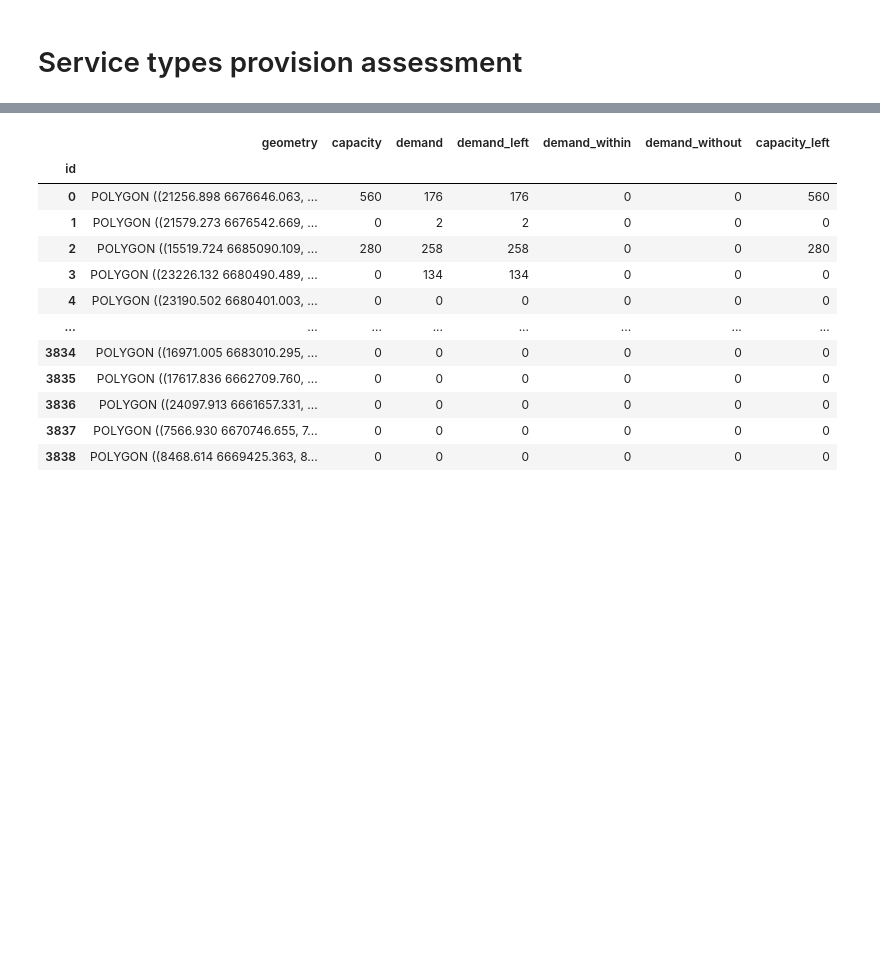
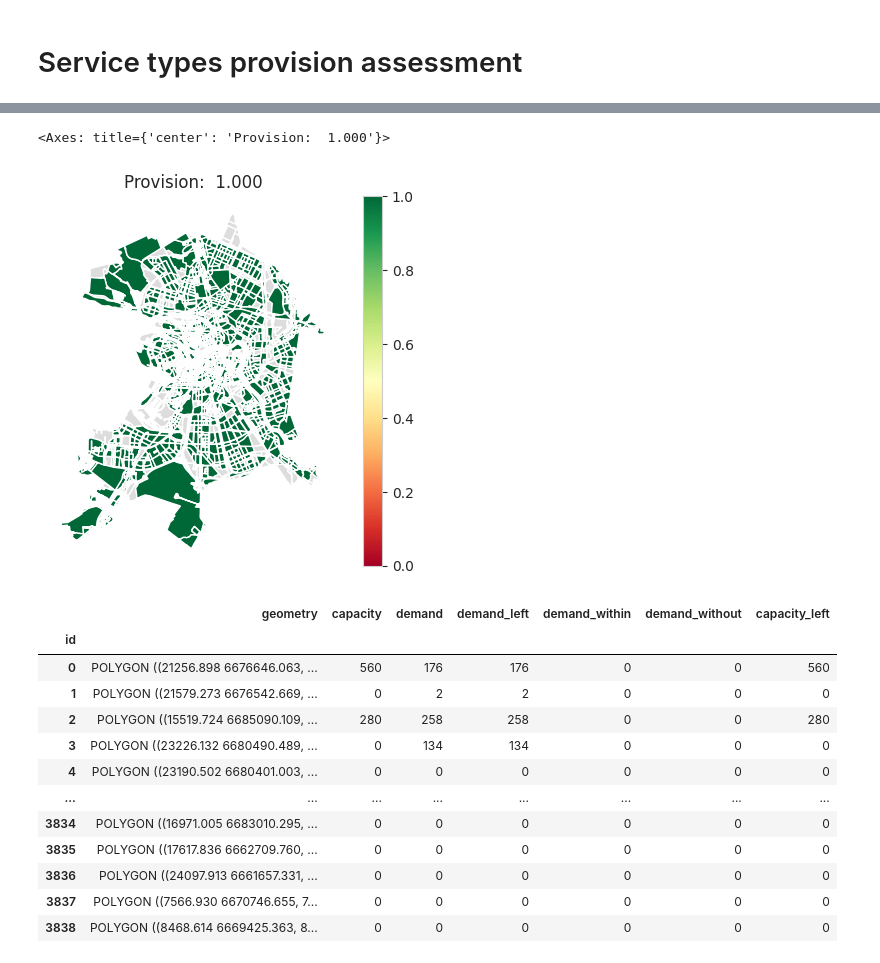
Before and after one commit to aimclub/blocksnet, a Jupyter notebook: examples/3 provision.ipynb, the cells around one changed output, grey strips where cells are left out. Saved outputs shown, nothing was run; the diff lists cells and outputs as text; code cells hidden in the pictures; blank space fills up the shorter version.

Commit message:
prov experiments

```diff
--- a/examples/3 provision.ipynb
+++ b/examples/3 provision.ipynb
@@ -10,6 +3,6 @@ example_data_path = "./data"
 # %%
 from blocksnet.models import City
-city_model = City.from_pickle('rus_spb.pickle')
+city_model = City.from_pickle('new_model.pickle')
 # %%
 from blocksnet.method import Provision
 prov = Provision(city_model=city_model)
@@ -32,3 +80,9 @@ print(lower_bound(blocks_gdf), upper_bound(blocks_gdf))
+# %%
+gdf['provision'] = gdf['demand_within'] / gdf['demand']
+prov.plot(gdf)
+# %% [output]
+<Axes: title={'center': 'Provision:  1.000'}>
+[figure, added]
 # %%
 def var_to_names(name):
   name = name.replace("(", "").replace(")", "").replace(",", "").split("_")
```
Also changed, not shown: parts of 5 cells of this notebook, 3 other files.
